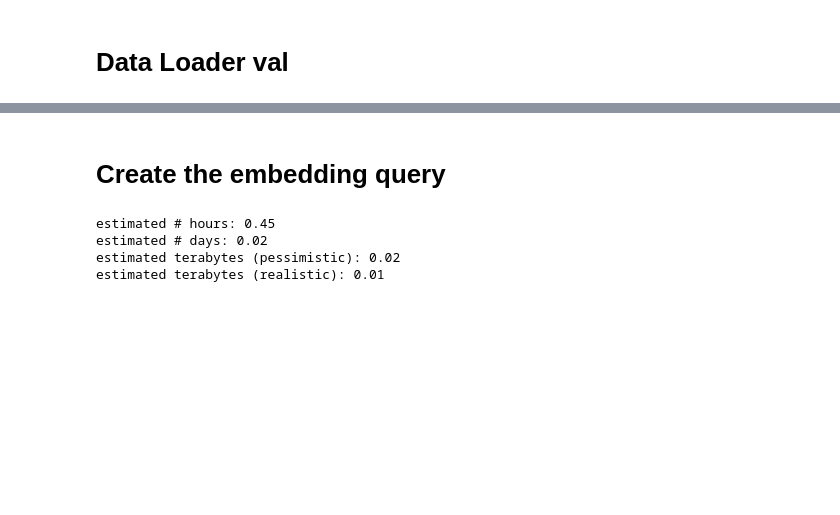
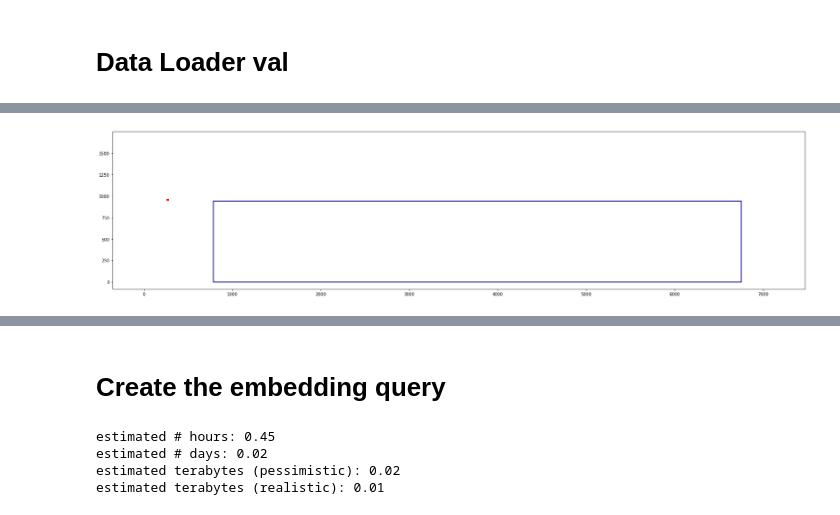
Before and after one commit to giorgiobini/RIME, a Jupyter notebook: src/Create_datasets-mario-ricseq-splash.ipynb, the cells around one changed output, grey strips where cells are left out. Cells and saved outputs as stored; diff of their text form; code cells hidden in the pictures; blank space fills up the shorter version.

```diff
--- a/src/Create_datasets-mario-ricseq-splash.ipynb
+++ b/src/Create_datasets-mario-ricseq-splash.ipynb
@@ -295,0 +131,84 @@ Total time to create datasets: 0.03097320000330607 minutes
+# %%
+#small policies
+ep_per_sample_small=0
+sn_per_sample_small=0
+en_per_sample_small=0
+hn_per_sample_small=1
+
+#medium policies
+ep_per_sample_medium=0
+sn_per_sample_medium=0
+en_per_sample_medium=0
+hn_per_sample_medium=1
+
+
+#big policies
+ep_per_sample_big=0
+sn_per_sample_big=0
+en_per_sample_big=0
+hn_per_sample_big=1
+# %%
+start_time = time.time()
+
+small = get_dataset(ep_per_sample=ep_per_sample_small, sn_per_sample=sn_per_sample_small,
+                    en_persample=en_per_sample_small, hn_per_sample=hn_per_sample_small,
+                    df_genes=df_genes, df=df_small, subset_file=subset_file,
+                    pos_width_multipliers=pos_width_multipliers, pos_height_multipliers=pos_height_multipliers,
+                    neg_width_windows=neg_width_windows, neg_height_windows=neg_height_windows)
+
+for i, sample in tqdm(enumerate(small), total = len(small)):
+    meta[id_couple] = create_sample_dict(id_couple, sample)
+    id_couple += 1
+
+    if np.random.rand() < 0.01:
+        print(sample.gene1_info['length'])
+        print(sample.bbox.x1, sample.bbox.x2)
+        print(sample.seed_interaction_bbox.x1, sample.seed_interaction_bbox.x2)
+        print(sample.gene2_info['length'])
+        print(sample.bbox.y1, sample.bbox.y2)
+        print(sample.seed_interaction_bbox.y1, sample.seed_interaction_bbox.y2)
+        print('\n\n')
+        plot_sample(sample, True)
+
+
+medium = get_dataset(ep_per_sample=ep_per_sample_medium, sn_per_sample=sn_per_sample_medium,
+                     en_persample=en_per_sample_medium, hn_per_sample=hn_per_sample_medium,
+                     df_genes=df_genes, df=df_medium, subset_file=subset_file,
+                     pos_width_multipliers=pos_width_multipliers, pos_height_multipliers=pos_height_multipliers,
+                     neg_width_windows=neg_width_windows, neg_height_windows=neg_height_windows)
+
+for i, sample in tqdm(enumerate(medium), total = len(medium)):
+    meta[id_couple] = create_sample_dict(id_couple, sample)
+    id_couple += 1
+
+
+big = get_dataset(ep_per_sample=ep_per_sample_big, sn_per_sample=sn_per_sample_big,
+                  en_persample=en_per_sample_big, hn_per_sample=hn_per_sample_big,
+                  df_genes=df_genes, df=df_big, subset_file=subset_file,
+                  pos_width_multipliers=pos_width_multipliers, pos_height_multipliers=pos_height_multipliers,
+                  neg_width_windows=neg_width_windows, neg_height_windows=neg_height_windows)
+
+for i, sample in tqdm(enumerate(big), total = len(big)):
+    meta[id_couple] = create_sample_dict(id_couple, sample)
+    id_couple += 1
+
+df_meta = pd.DataFrame.from_dict(meta, 'index')
+df_meta['lencdna1'] = df_meta.apply(lambda x: len(x.cdna1), axis = 1)
+df_meta['lencdna2'] = df_meta.apply(lambda x: len(x.cdna2), axis = 1)
+assert (df_meta['lencdna1'] == df_meta['length_1']).all()
+assert (df_meta['lencdna2'] == df_meta['length_2']).all()
+assert ((df_meta.window_x2 - df_meta.window_x1)==(df_meta.lencdna1)).all()
+assert ((df_meta.window_y2 - df_meta.window_y1)==(df_meta.lencdna2)).all()
+df_meta = df_meta.drop(['lencdna1', 'lencdna2'], axis = 1)
+
+m = df_meta[df_meta.policy.isin({'smartneg', 'easypos'})]
+assert (m.x1 >= 0).all()
+assert (m.y1 >= 0).all()
+assert (m.x2 <= m.length_1).all()
+assert (m.y2 <= m.length_2).all()
+
+assert df_meta[df_meta.length_1==df_meta.original_length1][['gene1', 'id_gene1_sample']].groupby('gene1').nunique().max().iloc[0] == 1
+assert df_meta[df_meta.length_2==df_meta.original_length2][['gene2', 'id_gene2_sample']].groupby('gene2').nunique().max().iloc[0] == 1
+
+print(f"Total time to create datasets: {(time.time()-start_time)/60} minutes")
+# %% [output]
@@ -295,0 +250 @@ Total time to create datasets: 0.03097320000330607 minutes
+[figure, added]
```
Also changed, not shown: parts of 9 cells of this notebook, 3 other files.
